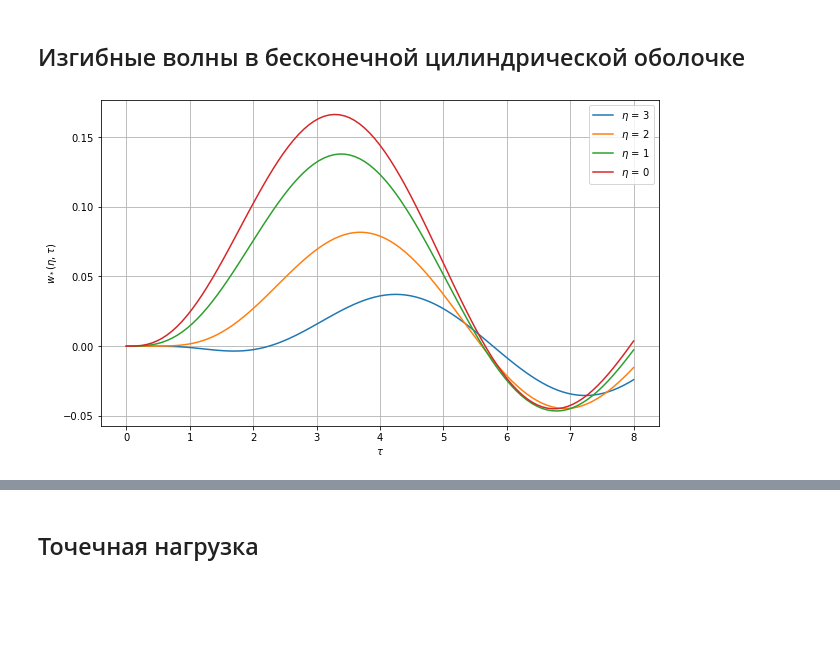
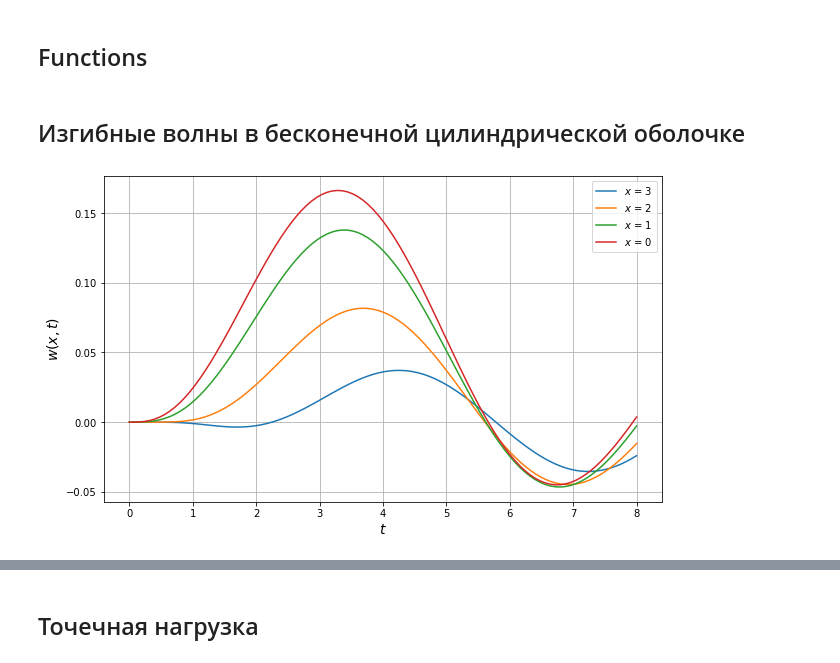
Before and after one commit to rayannott/wave_pde_analytical, a Jupyter notebook: transverse_oscillations.ipynb, the cells around one changed output, grey strips where cells are left out. Drawn from its saved outputs; the diff is of its cells as text; code cells hidden in the pictures; blank space fills up the shorter version.

```diff
--- a/transverse_oscillations.ipynb
+++ b/transverse_oscillations.ipynb
@@ -7 +49,3 @@ from scipy.integrate import quad
+# %% [markdown]
+## Functions
 # %%
@@ -49,8 +127,8 @@ params = (alpha, tau_m, I_star)
 etas = [3, 2, 1, 0]
 w_solution = solve(w, etas, tau, params)
 # %%
-figname = 'transverse_osc_par=(1,2,1),etas=[3,2,1,0]'
+figname1 = 'transverse_osc_par=(1,2,1),etas=[3,2,1,0]'
 plot_results(tau, w_solution, etas, figname=None,
-             lgd=r'$\eta$', xl=r'$\tau$', yl=r'$w_*(\eta,\tau)$', title=None)
+             lgd=r'$x$', xl=r'$t$', yl=r'$w(x, t)$', title=None, fontsize=14)
 # %% [output]
-[figure, old version]
+[figure, new version]
```
Also changed, not shown: parts of 26 cells of this notebook, 2 other files.
